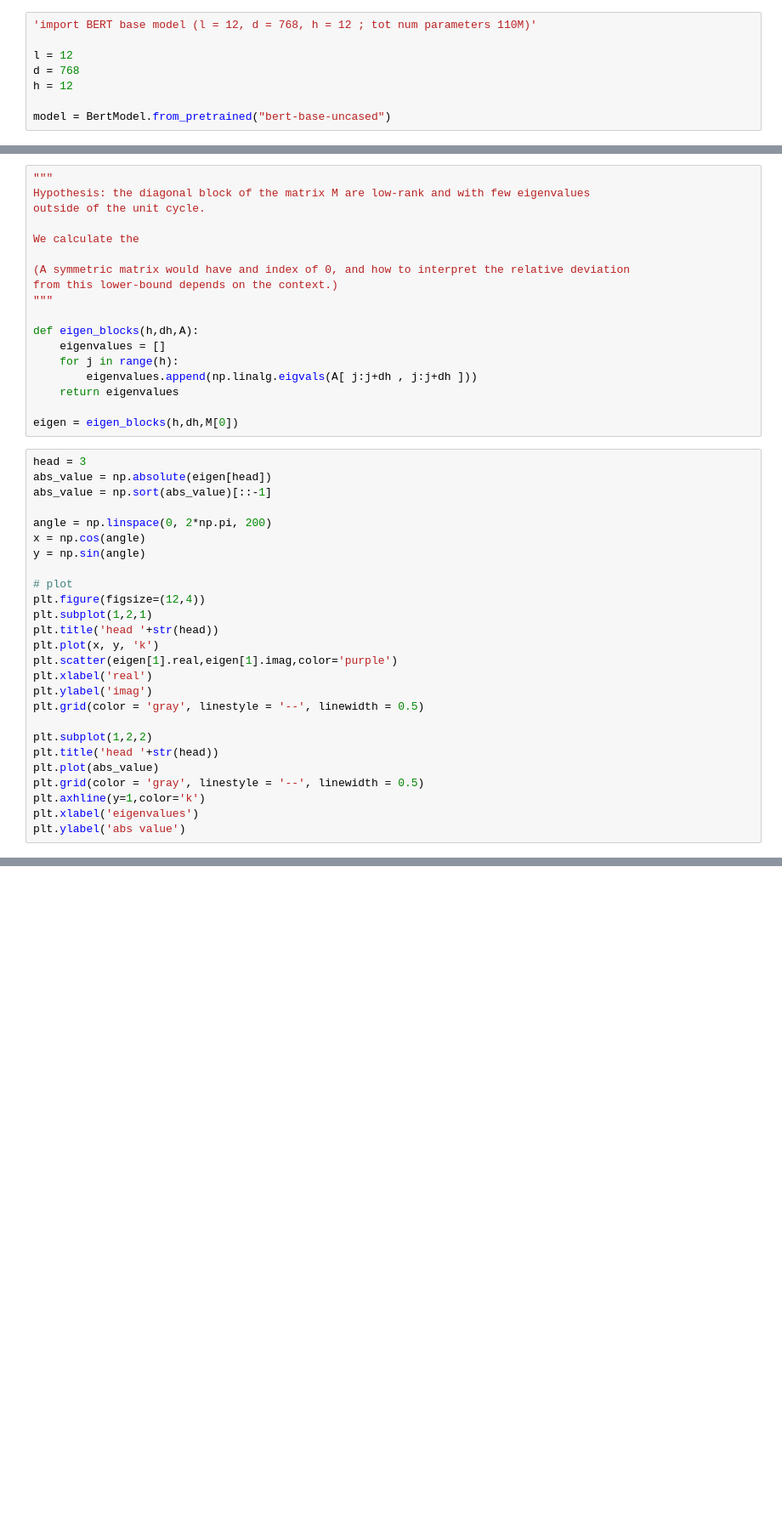
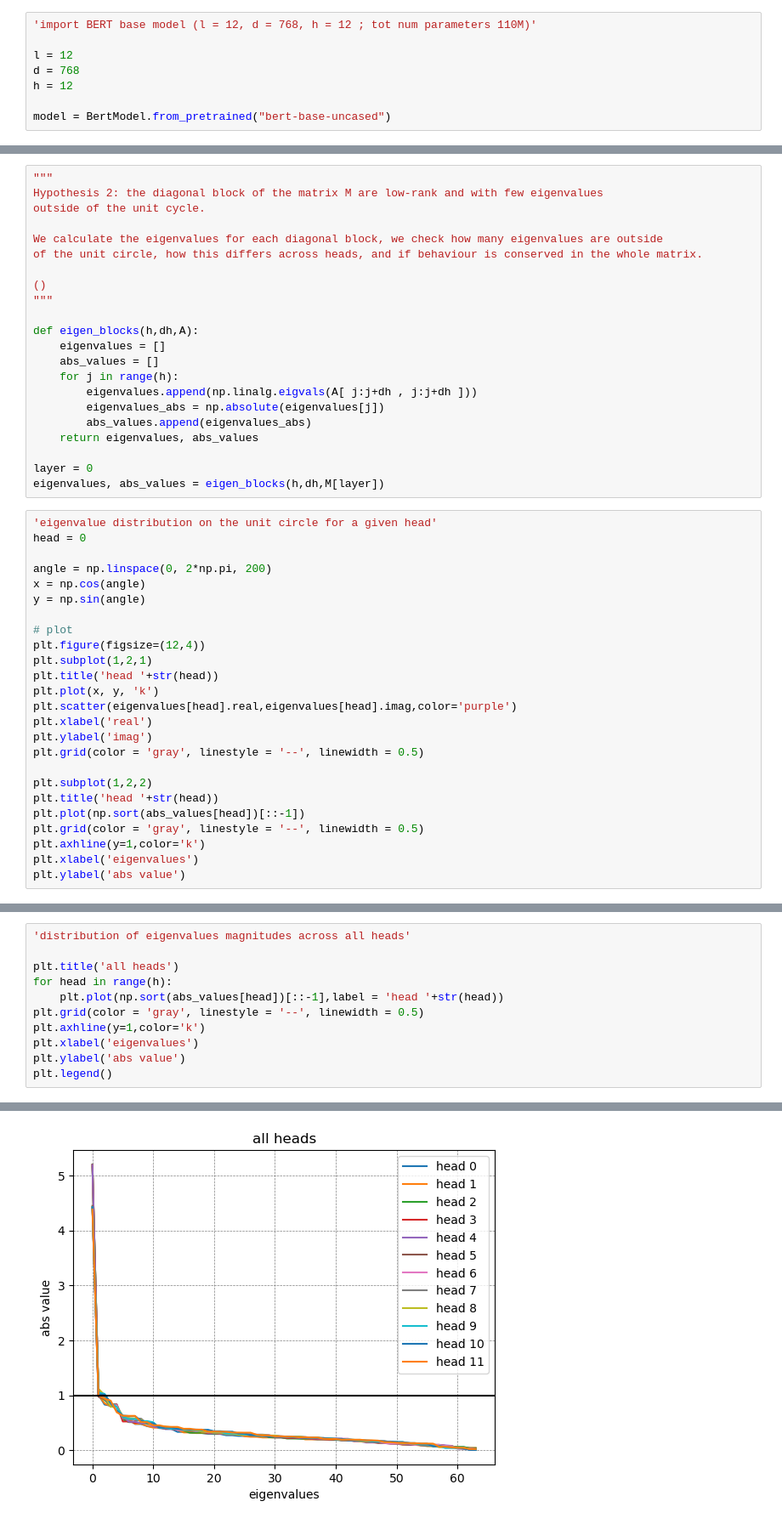
Before and after one commit to matteosaponati/attention-geometry, a Jupyter notebook: examples/BERT_analysis.ipynb, the cells around one changed output, grey strips where cells are left out. Shown at 85% size. Drawn from its saved outputs; the diff is of its cells as text; blank space fills up the shorter version.

Commit message:
BERT: update eigenvalues analysis on examples

```diff
--- a/examples/BERT_analysis.ipynb
+++ b/examples/BERT_analysis.ipynb
@@ -138,25 +139,28 @@ plt.legend()
 # %%
 """
-Hypothesis: the diagonal block of the matrix M are low-rank and with few eigenvalues
+Hypothesis 2: the diagonal block of the matrix M are low-rank and with few eigenvalues
 outside of the unit cycle.
 
-We calculate the
+We calculate the eigenvalues for each diagonal block, we check how many eigenvalues are outside
+of the unit circle, how this differs across heads, and if behaviour is conserved in the whole matrix.
 
-(A symmetric matrix would have and index of 0, and how to interpret the relative deviation
-from this lower-bound depends on the context.)
+()
 """
 
 def eigen_blocks(h,dh,A):
     eigenvalues = []
+    abs_values = []
     for j in range(h):
         eigenvalues.append(np.linalg.eigvals(A[ j:j+dh , j:j+dh ]))
-    return eigenvalues
+        eigenvalues_abs = np.absolute(eigenvalues[j])
+        abs_values.append(eigenvalues_abs)
+    return eigenvalues, abs_values
 
-eigen = eigen_blocks(h,dh,M[0])
+layer = 0
+eigenvalues, abs_values = eigen_blocks(h,dh,M[layer])
 # %%
-head = 3
-abs_value = np.absolute(eigen[head])
-abs_value = np.sort(abs_value)[::-1]
+'eigenvalue distribution on the unit circle for a given head'
+head = 0
 
 angle = np.linspace(0, 2*np.pi, 200)
 x = np.cos(angle)
@@ -167,14 +171,14 @@ plt.figure(figsize=(12,4))
 plt.subplot(1,2,1)
 plt.title('head '+str(head))
 plt.plot(x, y, 'k')
-plt.scatter(eigen[1].real,eigen[1].imag,color='purple')
+plt.scatter(eigenvalues[head].real,eigenvalues[head].imag,color='purple')
 plt.xlabel('real')
 plt.ylabel('imag')
 plt.grid(color = 'gray', linestyle = '--', linewidth = 0.5)
 
 plt.subplot(1,2,2)
 plt.title('head '+str(head))
-plt.plot(abs_value)
+plt.plot(np.sort(abs_values[head])[::-1])
 plt.grid(color = 'gray', linestyle = '--', linewidth = 0.5)
 plt.axhline(y=1,color='k')
 plt.xlabel('eigenvalues')
@@ -231,0 +189,12 @@ plt.axhline(y=1,color='k')
+# %%
+'distribution of eigenvalues magnitudes across all heads'
+
+plt.title('all heads')
+for head in range(h):
+    plt.plot(np.sort(abs_values[head])[::-1],label = 'head '+str(head))
+plt.grid(color = 'gray', linestyle = '--', linewidth = 0.5)
+plt.axhline(y=1,color='k')
+plt.xlabel('eigenvalues')
+plt.ylabel('abs value')
+plt.legend()
+# %% [output]
@@ -231,0 +202 @@ plt.axhline(y=1,color='k')
+[figure, added]
```
Also changed, not shown: parts of 12 cells of this notebook.
